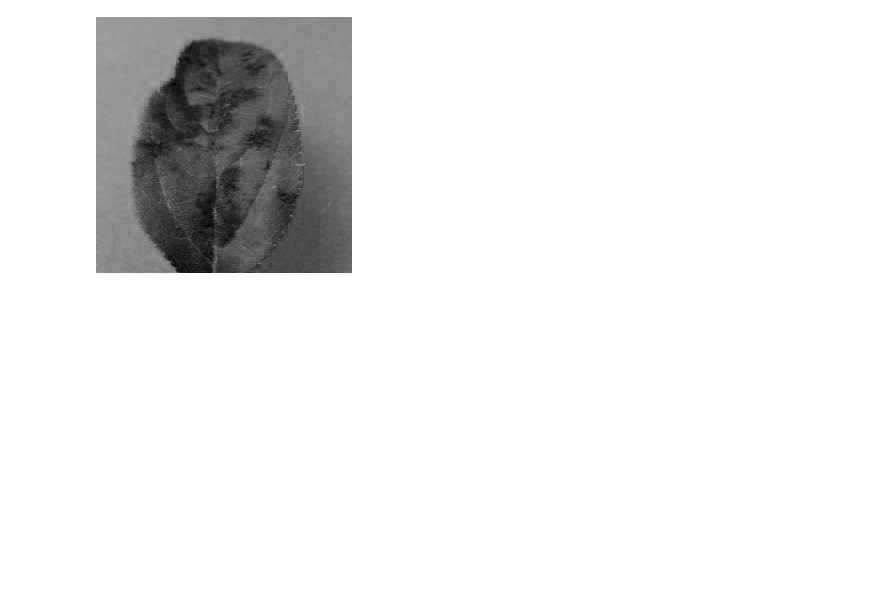
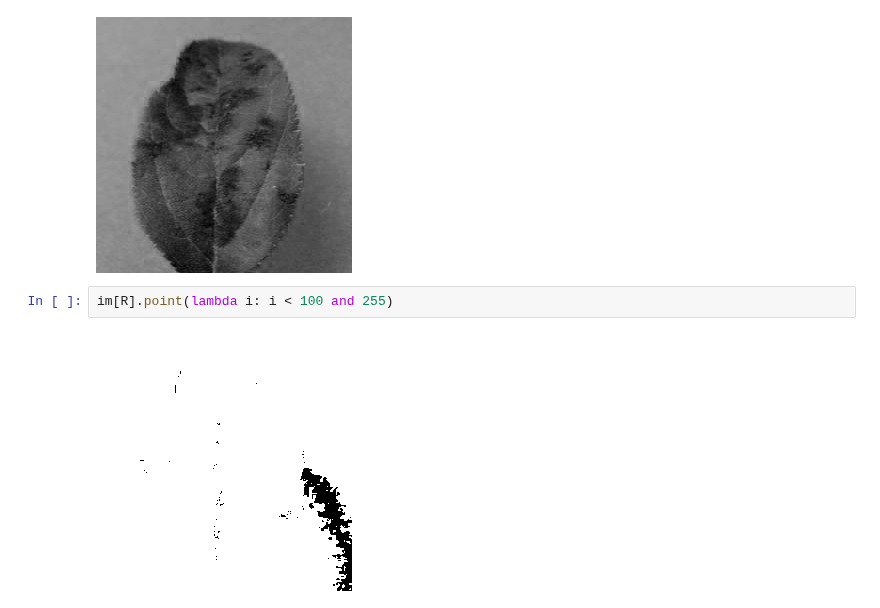
Before and after one commit to bitjockey42/ikapati-research, a Jupyter notebook: notebooks/1.0-agj-data-exploration.ipynb, the cells around one changed output. Drawn from its saved outputs; the diff is of its cells as text; blank space fills up the shorter version.

```diff
--- a/notebooks/1.0-agj-data-exploration.ipynb
+++ b/notebooks/1.0-agj-data-exploration.ipynb
@@ -217,5 +221,9 @@ BAND G
 [figure]
 BAND B
 [figure]
+# %%
+im[R].point(lambda i: i < 100 and 255)
+# %% [output]
+[figure, added]
 # %%
 # mask = im[G].point(lambda i: i > 100 and 255)
```
Also changed, not shown: parts of 30 cells of this notebook.
